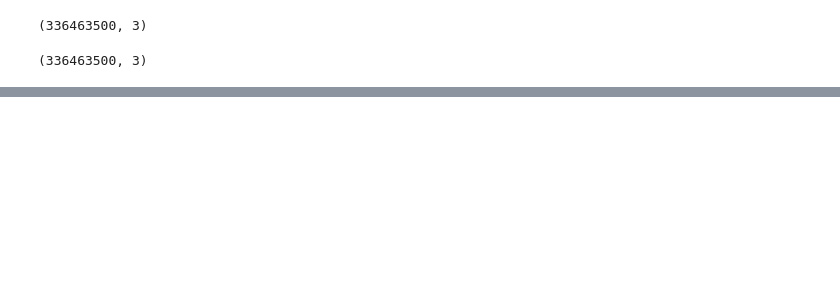
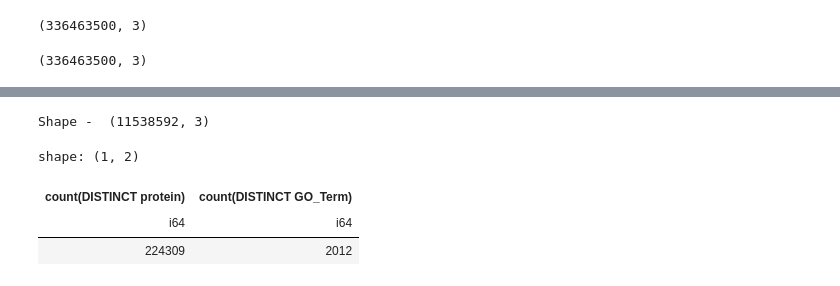
Before and after one commit to sumaniitm/cafa-6-protein-function-prediction-kaggle, a Jupyter notebook: cafa6-baseline-and-feature-engineering.ipynb, the cells around one changed output, grey strips where cells are left out. Saved outputs shown, nothing was run; the diff lists cells and outputs as text; code cells hidden in the pictures; blank space fills up the shorter version.

Commit message:
Kaggle Notebook | baseline-and-feature-engineering | Version 35

```diff
--- a/cafa6-baseline-and-feature-engineering.ipynb
+++ b/cafa6-baseline-and-feature-engineering.ipynb
@@ -910,3 +1059,16 @@ shape: (1, 2)
+# %%
+submission_df_0_208 = pl.read_csv('/kaggle/input/cafa-submission-suman/submission_0_208.tsv', separator="\t")
+submission_df_0_208.columns = ['protein','GO_Term','Probability']
+print("Shape - ", submission_df_0_208.shape)
+# %% [output]
+Shape -  (11538592, 3)
+# %%
+dd.sql("select count(distinct(protein)), count(distinct(GO_Term)) from submission_df_0_208").pl()
+# %% [output]
+shape: (1, 2)
+| count(DISTINCT protein) | count(DISTINCT GO_Term) |
+| i64 | i64 |
+| 224309 | 2012 |
 # %%
 submission_df_cc_concat = pl.read_csv('/kaggle/input/suman-cafa6-submission-df-all/submission_df_cc_concat.tsv', separator="\t")
 submission_df_cc_concat.columns = ['protein','GO_Term','Probability']
```
Also changed, not shown: parts of 31 cells of this notebook.
